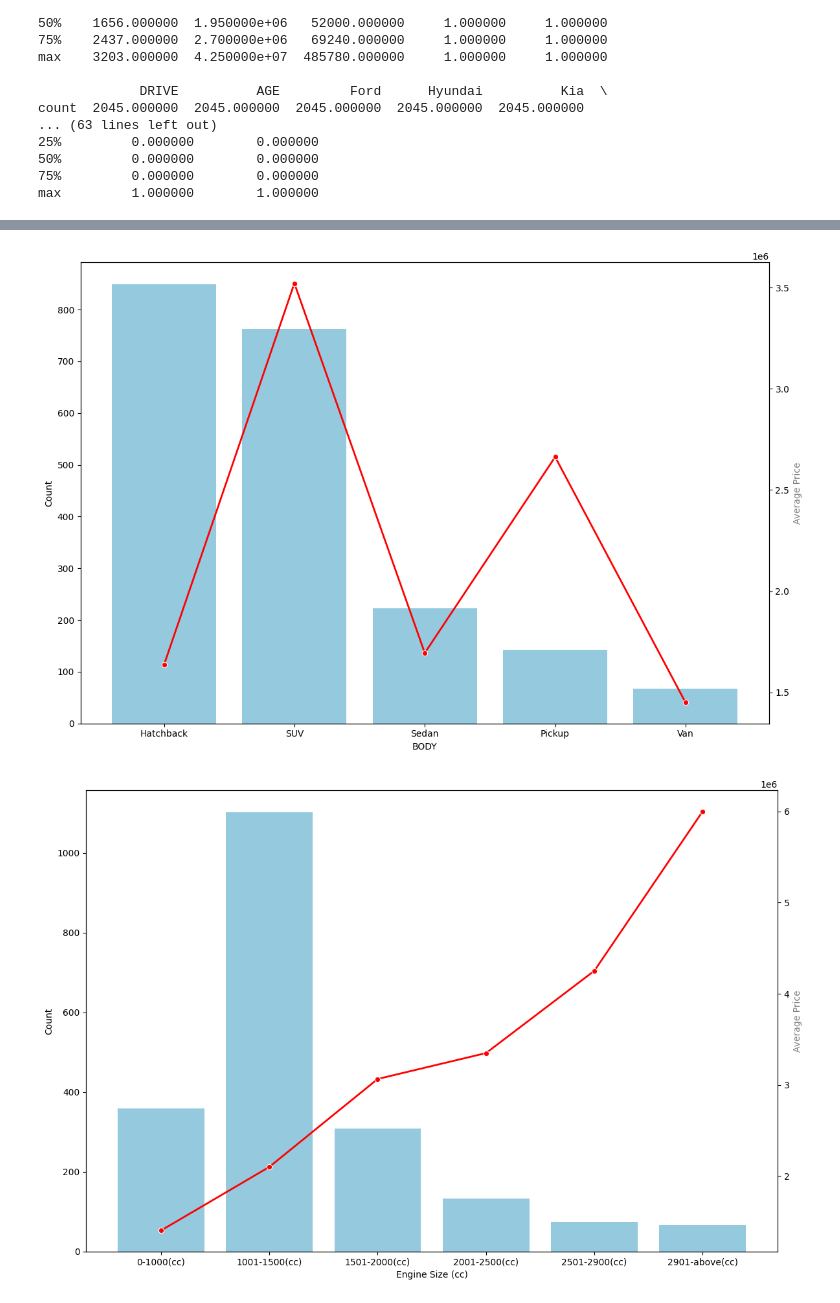
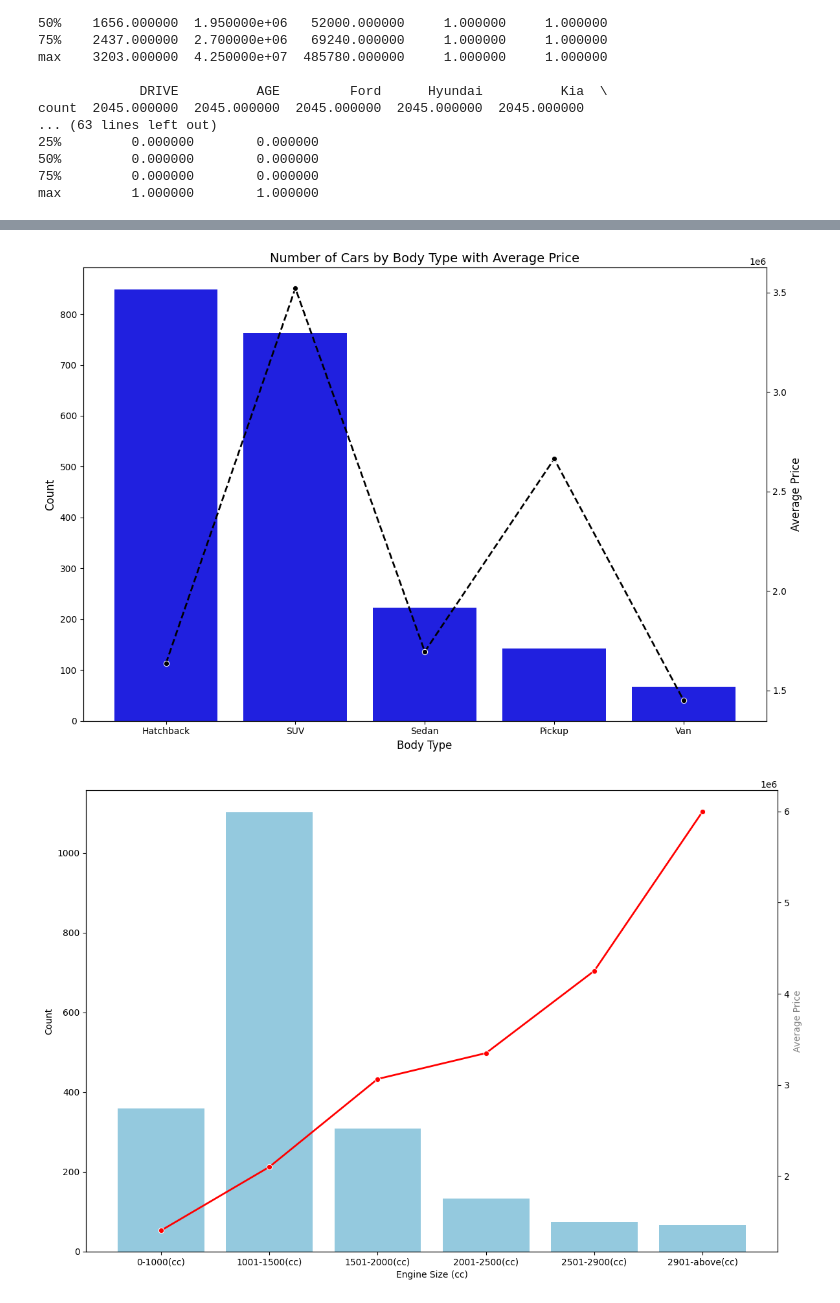
Before and after one commit to saagaar/For-thesis-Final---Scraping-car-data, a Jupyter notebook: thesis work/Descriptive Statistics.ipynb, the cells around one changed output, grey strips where cells are left out. Drawn from its saved outputs; the diff is of its cells as text; code cells hidden in the pictures.

Commit message:
final testing of data and ending the thesis

```diff
--- a/thesis work/Descriptive Statistics.ipynb
+++ b/thesis work/Descriptive Statistics.ipynb
@@ -79,37 +84,48 @@ plt.show()
 # %%
 import matplotlib.pyplot as plt
 import pandas as pd
 import seaborn as sns
-columns = ["PRICE_NEW","BRANDNAME", "FUEL", "GEARBOX", "BODY", "DRIVE", "ENGINERANGE"]
 
-df = pd.read_csv('Raw Data Final.csv',usecols=columns);
+# Define the columns to be used
+columns = ["PRICE_NEW", "BRANDNAME", "FUEL", "GEARBOX", "BODY", "DRIVE", "ENGINERANGE"]
 
+# Load the data from the CSV file
+df = pd.read_csv('Raw Data Final.csv', usecols=columns)
+
+# Count the number of cars by body type
 body_count = df['BODY'].value_counts().reset_index()
 body_count.columns = ['BODY', 'COUNT']
 
-# Sort brand names by the number of cars in descending order
+# Sort body types by the number of cars in descending order
 body_count_sorted = body_count.sort_values(by='COUNT', ascending=False)
 
-# Calculate average pricing by brand
+# Calculate the average price by body type
 average_price_by_body = df.groupby('BODY')['PRICE_NEW'].mean().reset_index()
 
+# Set the figure size for the plot
 plt.figure(figsize=(12, 8))
 
-# Bar graph - Number of cars by brand (sorted)
-sns.barplot(x='BODY', y='COUNT', data=body_count_sorted, color='skyblue')
-# plt.title('Number of Cars by Body Type with Average Price')
-plt.ylabel('Count')
+# Bar graph - Number of cars by body type (sorted)
+sns.barplot(x='BODY', y='COUNT', data=body_count_sorted, color='blue')
+plt.ylabel('Count', fontsize=12)
+plt.xlabel('Body Type', fontsize=12)
+plt.title('Number of Cars by Body Type with Average Price', fontsize=14)
 
 # Adding secondary y-axis for the line chart
-plt.twinx()
-sns.lineplot(x='BODY', y='PRICE_NEW', data=average_price_by_body, color='red', marker='o', linewidth=2)
-plt.ylabel('Average Price', color='gray')
+ax2 = plt.twinx()
+sns.lineplot(x='BODY', y='PRICE_NEW', data=average_price_by_body, color='black', marker='o', linestyle='--', linewidth=2, ax=ax2)
+ax2.set_ylabel('Average Price', fontsize=12, color='black')
+
+# Set x-tick labels rotation for better readability
 plt.xticks(rotation=45)
 
+# Apply tight layout for better spacing
 plt.tight_layout()
+
+# Display the plot
 plt.show()
 # %% [output]
-[figure, old version]
+[figure, new version]
 # %%
 import matplotlib.pyplot as plt
 import pandas as pd
```
Also changed, not shown: parts of 2 cells of this notebook, 13 other files.
